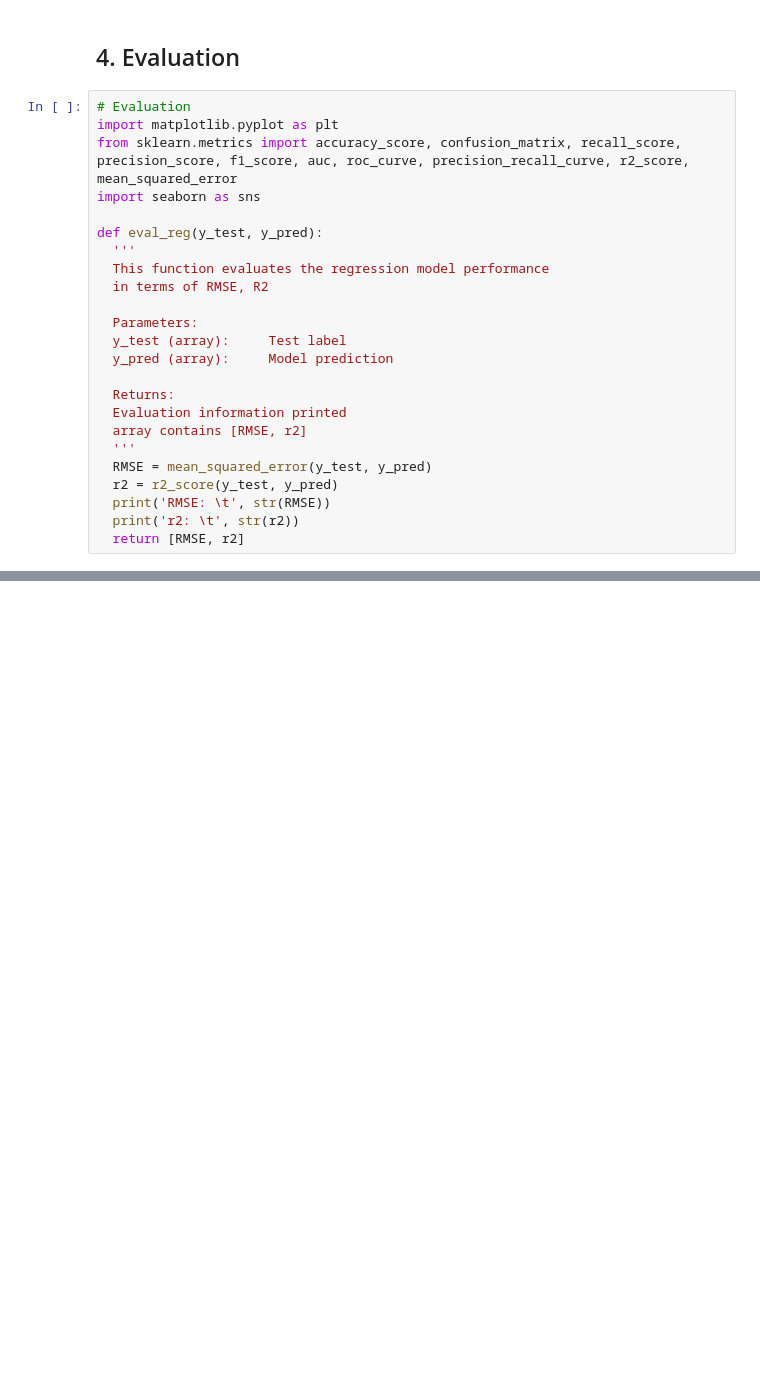
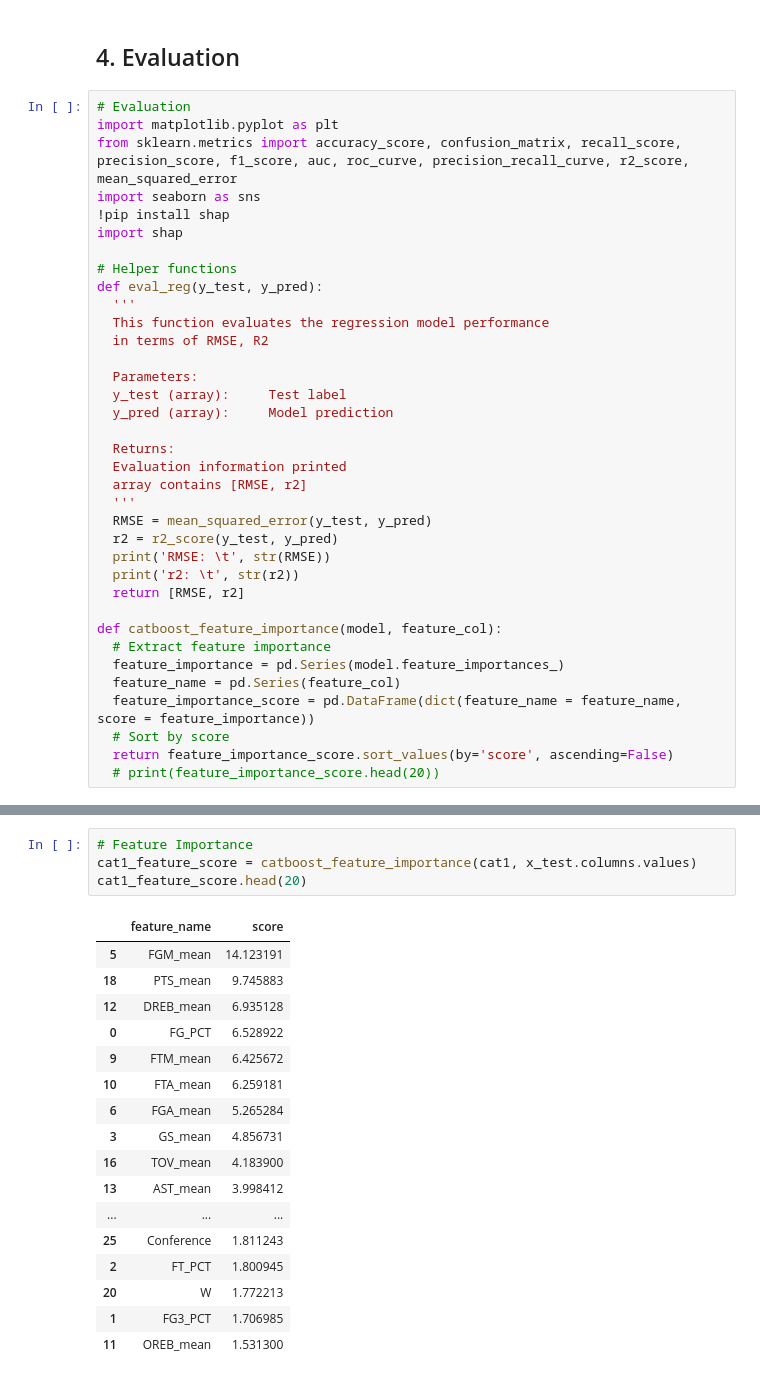
Before and after one commit to zhenhua-wang/Inference-on-Friendship-and-Personality, a Jupyter notebook: CDS_vol4.ipynb, the cells around one changed output, grey strips where cells are left out. Saved outputs shown, nothing was run; the diff lists cells and outputs as text; blank space fills up the shorter version.

```diff
--- a/CDS_vol4.ipynb
+++ b/CDS_vol4.ipynb
@@ -137,7 +137,10 @@ Shrink model to first 3137 iterations.
 import matplotlib.pyplot as plt
 from sklearn.metrics import accuracy_score, confusion_matrix, recall_score, precision_score, f1_score, auc, roc_curve, precision_recall_curve, r2_score, mean_squared_error
 import seaborn as sns
+!pip install shap
+import shap
 
+# Helper functions
 def eval_reg(y_test, y_pred):
   '''
   This function evaluates the regression model performance
@@ -156,3 +159,12 @@ def eval_reg(y_test, y_pred):
   print('RMSE: \t', str(RMSE))
   print('r2: \t', str(r2))
   return [RMSE, r2]
+
+def catboost_feature_importance(model, feature_col):
+  # Extract feature importance
+  feature_importance = pd.Series(model.feature_importances_)
+  feature_name = pd.Series(feature_col)
+  feature_importance_score = pd.DataFrame(dict(feature_name = feature_name, score = feature_importance))
+  # Sort by score
+  return feature_importance_score.sort_values(by='score', ascending=False)
+  # print(feature_importance_score.head(20))
@@ -166,0 +196,22 @@ r2:      0.8144980917298721
+# %%
+# Feature Importance
+cat1_feature_score = catboost_feature_importance(cat1, x_test.columns.values)
+cat1_feature_score.head(20)
+# %% [output]
+|  | feature_name | score |
+| 5 | FGM_mean | 14.123191 |
+| 18 | PTS_mean | 9.745883 |
+| 12 | DREB_mean | 6.935128 |
+| 0 | FG_PCT | 6.528922 |
+| 9 | FTM_mean | 6.425672 |
+| 10 | FTA_mean | 6.259181 |
+| 6 | FGA_mean | 5.265284 |
+| 3 | GS_mean | 4.856731 |
+| 16 | TOV_mean | 4.183900 |
+| 13 | AST_mean | 3.998412 |
+| ... | ... | ... |
+| 25 | Conference | 1.811243 |
+| 2 | FT_PCT | 1.800945 |
+| 20 | W | 1.772213 |
+| 1 | FG3_PCT | 1.706985 |
+| 11 | OREB_mean | 1.531300 |
```
Also changed, not shown: parts of 5 cells of this notebook.
